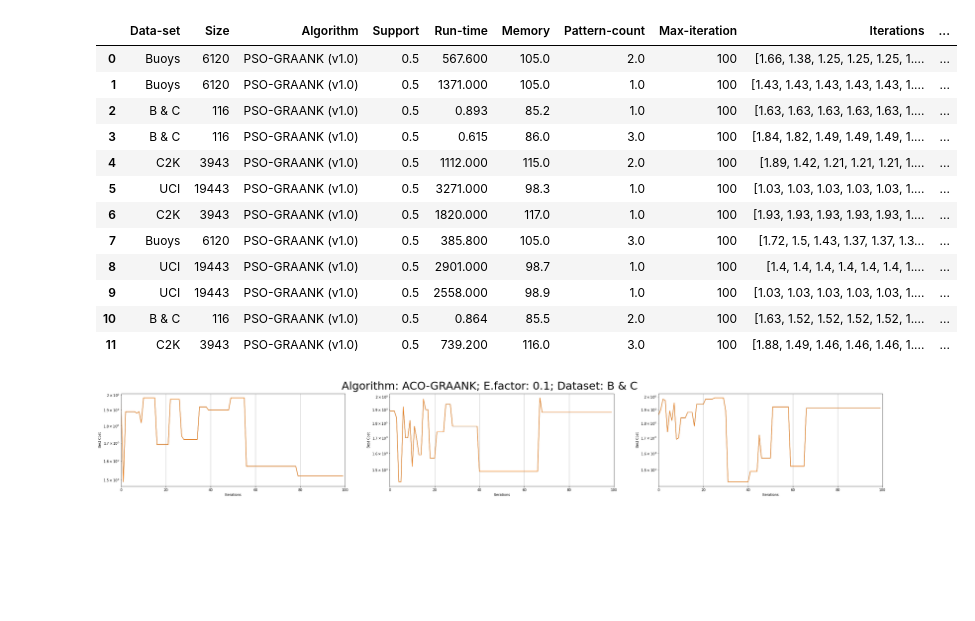
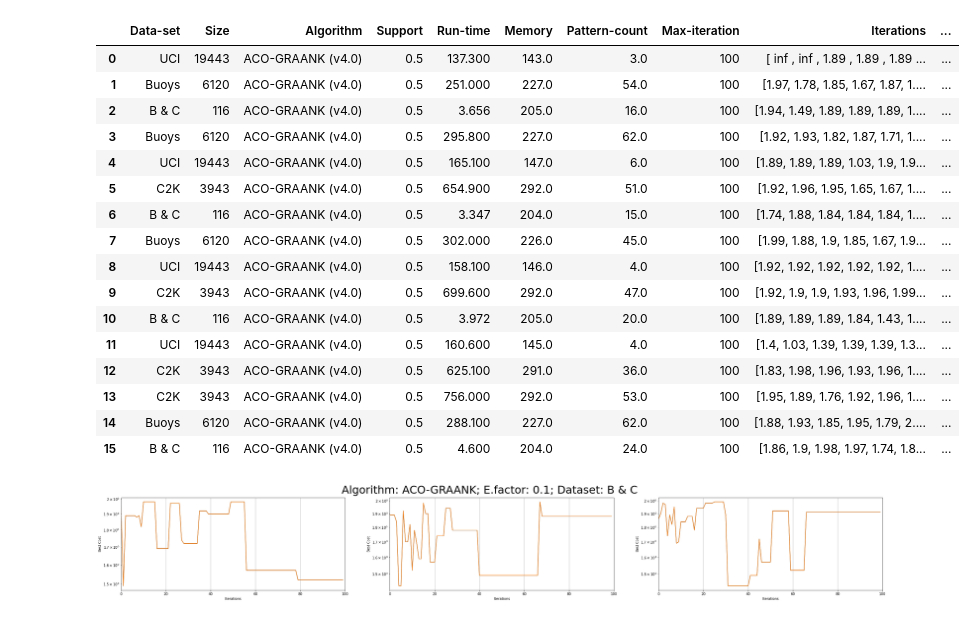
Before and after one commit to owuordickson/meso-hpc-lr, a Jupyter notebook: results/swarm/analysis.ipynb, the cells around one changed output. Saved outputs shown, nothing was run; the diff lists cells and outputs as text; code cells hidden in the pictures; blank space fills up the shorter version.

```diff
--- a/results/swarm/analysis.ipynb
+++ b/results/swarm/analysis.ipynb
@@ -125,22 +125,26 @@ for file in pso_files:
         col = ""
 
     df_pso = df_pso.append({"Data-set": col, "Size": size, "Algorithm":alg, "Support": sup, "Run-time":run, "Memory":mem, "Pattern-count":pat, "Max-iteration":mit, "Iterations":its, "N-particle": npat, "Velocity": vel, "C1": c1, "C2": c2}, ignore_index=True)
-# %%
-df_pso
-# %% [output]
-|  | Data-set | Size | Algorithm | Support | Run-time | Memory | Pattern-count | Max-iteration | Iterations | ... |
-| 0 | Buoys | 6120 | PSO-GRAANK (v1.0) | 0.5 | 567.600 | 105.0 | 2.0 | 100 | [1.66, 1.38, 1.25, 1.25, 1.25, 1.... | ... |
-| 1 | Buoys | 6120 | PSO-GRAANK (v1.0) | 0.5 | 1371.000 | 105.0 | 1.0 | 100 | [1.43, 1.43, 1.43, 1.43, 1.43, 1.... | ... |
-| 2 | B & C | 116 | PSO-GRAANK (v1.0) | 0.5 | 0.893 | 85.2 | 1.0 | 100 | [1.63, 1.63, 1.63, 1.63, 1.63, 1.... | ... |
-| 3 | B & C | 116 | PSO-GRAANK (v1.0) | 0.5 | 0.615 | 86.0 | 3.0 | 100 | [1.84, 1.82, 1.49, 1.49, 1.49, 1.... | ... |
-| 4 | C2K | 3943 | PSO-GRAANK (v1.0) | 0.5 | 1112.000 | 115.0 | 2.0 | 100 | [1.89, 1.42, 1.21, 1.21, 1.21, 1.... | ... |
-| 5 | UCI | 19443 | PSO-GRAANK (v1.0) | 0.5 | 3271.000 | 98.3 | 1.0 | 100 | [1.03, 1.03, 1.03, 1.03, 1.03, 1.... | ... |
-| 6 | C2K | 3943 | PSO-GRAANK (v1.0) | 0.5 | 1820.000 | 117.0 | 1.0 | 100 | [1.93, 1.93, 1.93, 1.93, 1.93, 1.... | ... |
-| 7 | Buoys | 6120 | PSO-GRAANK (v1.0) | 0.5 | 385.800 | 105.0 | 3.0 | 100 | [1.72, 1.5, 1.43, 1.37, 1.37, 1.3... | ... |
-| 8 | UCI | 19443 | PSO-GRAANK (v1.0) | 0.5 | 2901.000 | 98.7 | 1.0 | 100 | [1.4, 1.4, 1.4, 1.4, 1.4, 1.4, 1.... | ... |
-| 9 | UCI | 19443 | PSO-GRAANK (v1.0) | 0.5 | 2558.000 | 98.9 | 1.0 | 100 | [1.03, 1.03, 1.03, 1.03, 1.03, 1.... | ... |
-| 10 | B & C | 116 | PSO-GRAANK (v1.0) | 0.5 | 0.864 | 85.5 | 2.0 | 100 | [1.63, 1.52, 1.52, 1.52, 1.52, 1.... | ... |
-| 11 | C2K | 3943 | PSO-GRAANK (v1.0) | 0.5 | 739.200 | 116.0 | 3.0 | 100 | [1.88, 1.49, 1.46, 1.46, 1.46, 1.... | ... |
+# %%
+df_aco
+# %% [output]
+|  | Data-set | Size | Algorithm | Support | Run-time | Memory | Pattern-count | Max-iteration | Iterations | ... |
+| 0 | UCI | 19443 | ACO-GRAANK (v4.0) | 0.5 | 137.300 | 143.0 | 3.0 | 100 | [ inf , inf , 1.89 , 1.89 , 1.89 ... | ... |
+| 1 | Buoys | 6120 | ACO-GRAANK (v4.0) | 0.5 | 251.000 | 227.0 | 54.0 | 100 | [1.97, 1.78, 1.85, 1.67, 1.87, 1.... | ... |
+| 2 | B & C | 116 | ACO-GRAANK (v4.0) | 0.5 | 3.656 | 205.0 | 16.0 | 100 | [1.94, 1.49, 1.89, 1.89, 1.89, 1.... | ... |
+| 3 | Buoys | 6120 | ACO-GRAANK (v4.0) | 0.5 | 295.800 | 227.0 | 62.0 | 100 | [1.92, 1.93, 1.82, 1.87, 1.71, 1.... | ... |
+| 4 | UCI | 19443 | ACO-GRAANK (v4.0) | 0.5 | 165.100 | 147.0 | 6.0 | 100 | [1.89, 1.89, 1.89, 1.03, 1.9, 1.9... | ... |
+| 5 | C2K | 3943 | ACO-GRAANK (v4.0) | 0.5 | 654.900 | 292.0 | 51.0 | 100 | [1.92, 1.96, 1.95, 1.65, 1.67, 1.... | ... |
+| 6 | B & C | 116 | ACO-GRAANK (v4.0) | 0.5 | 3.347 | 204.0 | 15.0 | 100 | [1.74, 1.88, 1.84, 1.84, 1.84, 1.... | ... |
+| 7 | Buoys | 6120 | ACO-GRAANK (v4.0) | 0.5 | 302.000 | 226.0 | 45.0 | 100 | [1.99, 1.88, 1.9, 1.85, 1.67, 1.9... | ... |
+| 8 | UCI | 19443 | ACO-GRAANK (v4.0) | 0.5 | 158.100 | 146.0 | 4.0 | 100 | [1.92, 1.92, 1.92, 1.92, 1.92, 1.... | ... |
+| 9 | C2K | 3943 | ACO-GRAANK (v4.0) | 0.5 | 699.600 | 292.0 | 47.0 | 100 | [1.92, 1.9, 1.9, 1.93, 1.96, 1.99... | ... |
+| 10 | B & C | 116 | ACO-GRAANK (v4.0) | 0.5 | 3.972 | 205.0 | 20.0 | 100 | [1.89, 1.89, 1.89, 1.84, 1.43, 1.... | ... |
+| 11 | UCI | 19443 | ACO-GRAANK (v4.0) | 0.5 | 160.600 | 145.0 | 4.0 | 100 | [1.4, 1.03, 1.39, 1.39, 1.39, 1.3... | ... |
+| 12 | C2K | 3943 | ACO-GRAANK (v4.0) | 0.5 | 625.100 | 291.0 | 36.0 | 100 | [1.83, 1.98, 1.96, 1.93, 1.96, 1.... | ... |
+| 13 | C2K | 3943 | ACO-GRAANK (v4.0) | 0.5 | 756.000 | 292.0 | 53.0 | 100 | [1.95, 1.89, 1.76, 1.92, 1.96, 1.... | ... |
+| 14 | Buoys | 6120 | ACO-GRAANK (v4.0) | 0.5 | 288.100 | 227.0 | 62.0 | 100 | [1.88, 1.93, 1.85, 1.95, 1.79, 2.... | ... |
+| 15 | B & C | 116 | ACO-GRAANK (v4.0) | 0.5 | 4.600 | 204.0 | 24.0 | 100 | [1.86, 1.9, 1.98, 1.97, 1.74, 1.8... | ... |
 # %%
 #df_aco1 = df_aco[['Data-set', 'Algorithm', 'Pattern-count', 'Max-iteration', 'Iterations', 'E-factor']]
 
```
Also changed, not shown: parts of 2 cells of this notebook, 14 other files.
